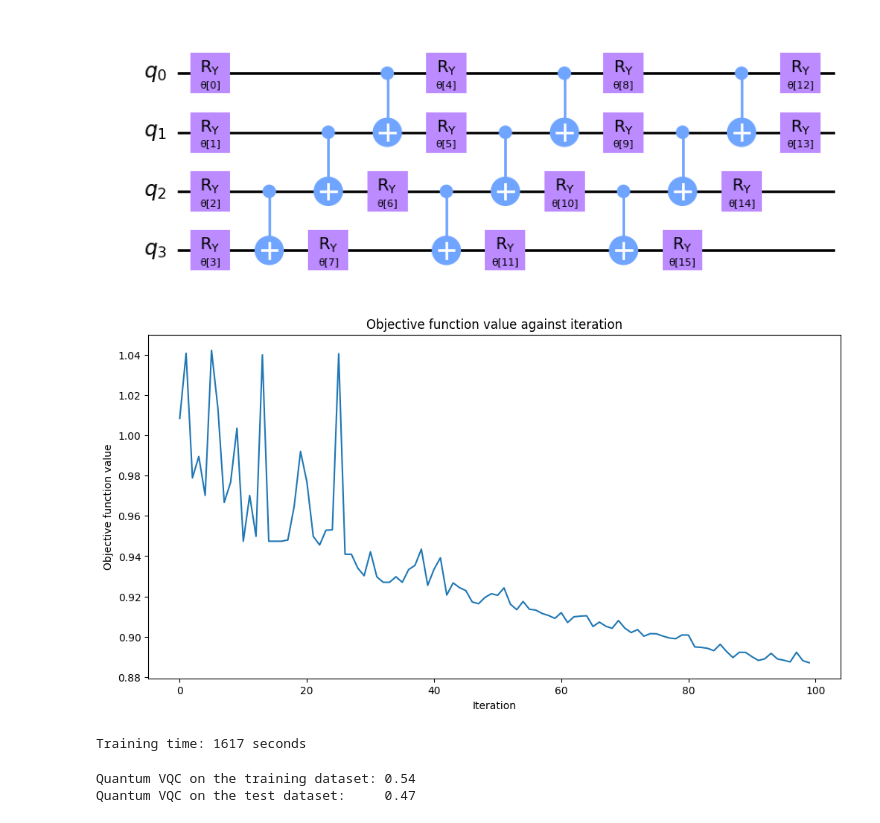
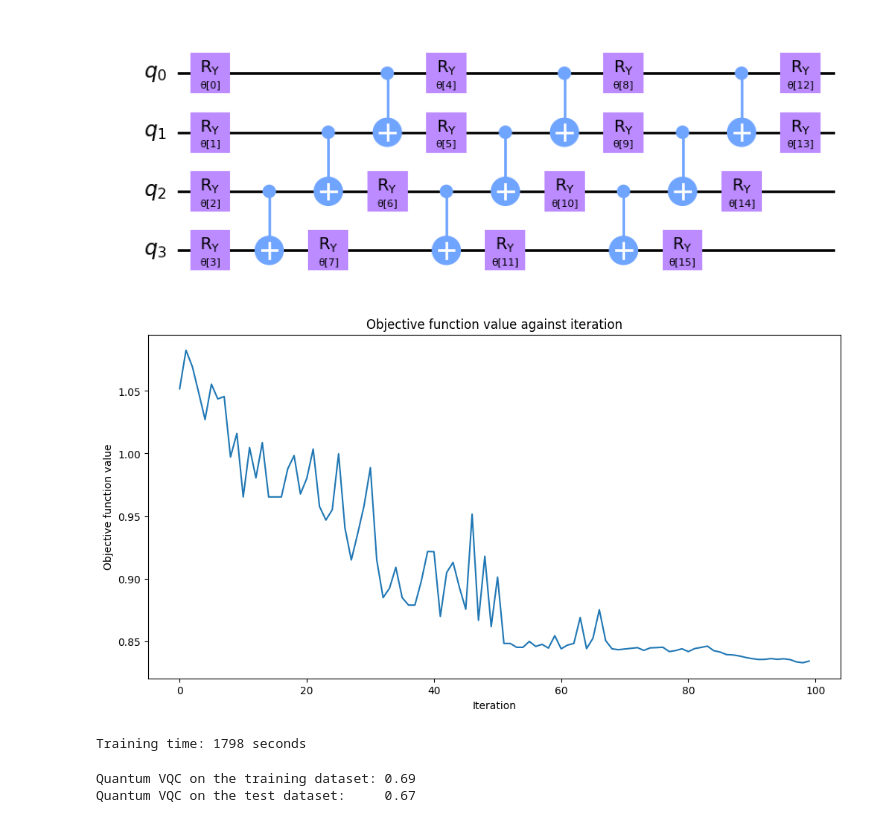
Before and after one commit to CharleneLimKH/Quantum_Computing, a Jupyter notebook: QuantumNN.ipynb, the cells around one changed output. Drawn from its saved outputs; the diff is of its cells as text; code cells hidden in the pictures.

```diff
--- a/QuantumNN.ipynb
+++ b/QuantumNN.ipynb
@@ -28,9 +28,17 @@ df.head()
 #Normalizing and transforming the data
 X = df.iloc[:,df.columns !='class'] #select all features except for class
 # X = df.iloc[:,df.columns !='class'].to_numpy() #select all features except for class
-X_1 = preprocessing.normalize(X, axis=1) #normalizing the features
-X_1 = pd.DataFrame(X_1, columns=df.columns[:-1]) #transforming the normalized features to dataframe, w/o the class
-#print(X_1)
+
+# Option 1: Normalize the data
+#X_1 = preprocessing.normalize(X, axis=1) #normalizing the features
+#X_1 = pd.DataFrame(X_1, columns=df.columns[:-1]) #transforming the normalized features to dataframe, w/o the class
+
+# Option 2: MinMaxScaler
+#X_1 = MinMaxScaler().fit_transform(X)
+#X_1 = pd.DataFrame(X_1, columns=df.columns[:-1]) #transforming the normalized features to dataframe, w/o the class
+
+X_1 = X
+print(X_1)
 y = df['class'].str.decode('utf-8') #transform byte to string
 #print(y)
 mapping = {'negative': 0, 'positive': 1} #mapping the string to int
@@ -92,0 +191,7 @@ print(X_2)
+# %%
+from sklearn.preprocessing import MinMaxScaler, StandardScaler, RobustScaler
+
+# features = preprocessing.normalize(X_2)
+features = preprocessing.quantile_transform(X_2)
+
+print(features)
@@ -96,5 +209,6 @@ from sklearn.model_selection import train_test_split
 from qiskit_algorithms.utils import algorithm_globals
 
 algorithm_globals.random_seed = 123
-train_features, test_features, train_labels, test_labels = train_test_split(
-    X_2, y, train_size=0.8, random_state=algorithm_globals.random_seed)
+X_train, X_test, y_train, y_test = train_test_split(
+    features, y, train_size=0.8, random_state=algorithm_globals.random_seed)
+X_train, y_train
@@ -156,33 +274,32 @@ def callback_graph(weights, obj_func_eval):
     plt.show()
 # %%
 import time
-from qiskit_machine_learning.algorithms.classifiers import VQC
 
 vqc = VQC(
     sampler=sampler,
     feature_map=feature_map,
     ansatz=ansatz,
     optimizer=optimizer,
     callback=callback_graph,
 )
 
 # clear objective value history
 objective_func_vals = []
 
 start = time.time()
-vqc.fit(train_features, train_labels)
+vqc.fit(X_train, y_train)
 elapsed = time.time() - start
 
 print(f"Training time: {round(elapsed)} seconds")
 # %% [output]
-[figure, old version]
+[figure, new version]
-Training time: 1617 seconds
+Training time: 1798 seconds
 # %%
-train_score_q4 = vqc.score(train_features, train_labels)
-test_score_q4 = vqc.score(test_features, test_labels)
+train_score_q4 = vqc.score(X_train, y_train)
+test_score_q4 = vqc.score(X_test, y_test)
 
 print(f"Quantum VQC on the training dataset: {train_score_q4:.2f}")
 print(f"Quantum VQC on the test dataset:     {test_score_q4:.2f}")
 # %% [output]
-Quantum VQC on the training dataset: 0.54
-Quantum VQC on the test dataset:     0.47
+Quantum VQC on the training dataset: 0.69
+Quantum VQC on the test dataset:     0.67
```
Also changed, not shown: parts of 29 cells of this notebook, 8 other files.
